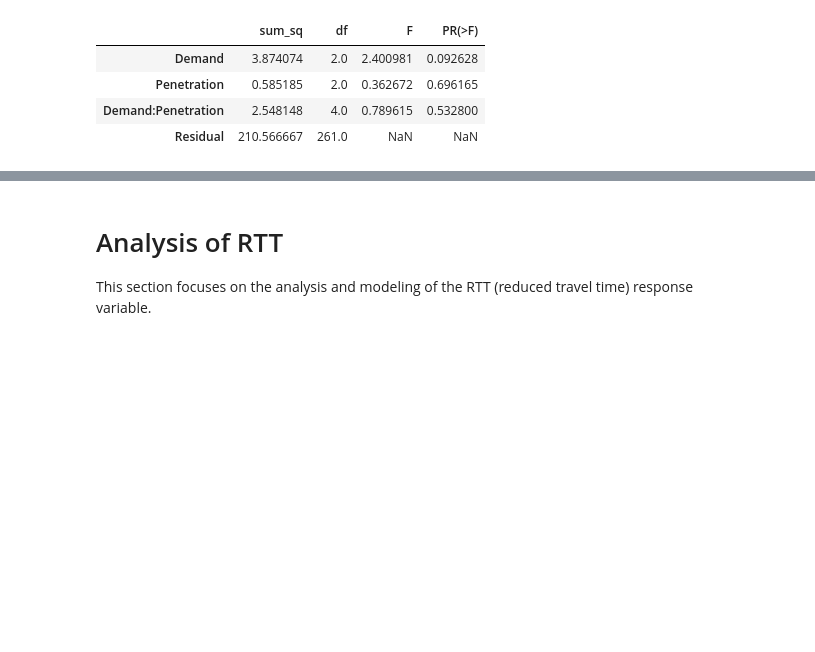
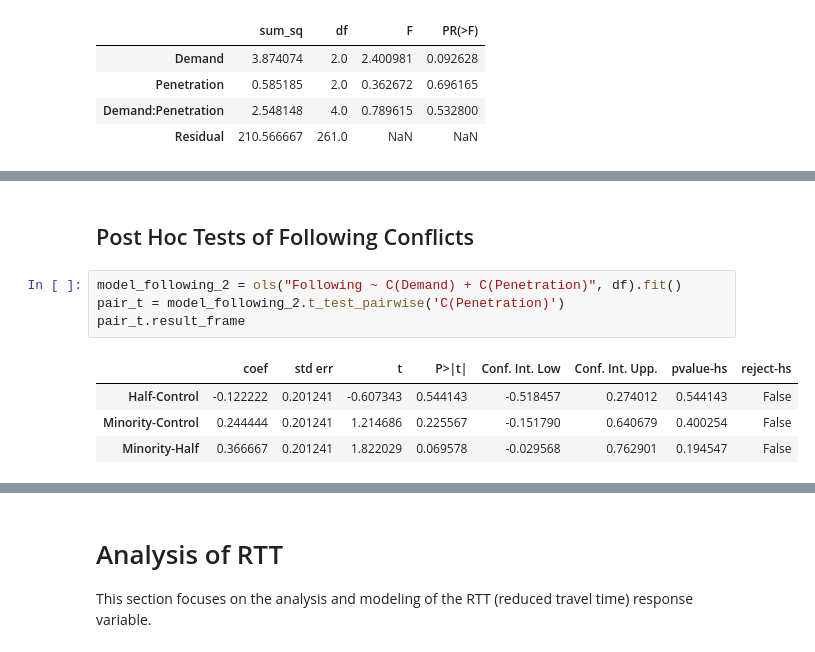
Before and after one commit to DFazekas/thesis_analysis, a Jupyter notebook: Thesis_Analysis.ipynb, the cells around one changed output, grey strips where cells are left out. Saved outputs shown, nothing was run; the diff lists cells and outputs as text; blank space fills up the shorter version.

```diff
--- a/Thesis_Analysis.ipynb
+++ b/Thesis_Analysis.ipynb
@@ -115,0 +152,11 @@ sm.stats.anova_lm(model_crossing, typ=2)
+# %% [markdown]
+## Post Hoc Tests of Following Conflicts
+# %%
+model_following_2 = ols("Following ~ C(Demand) + C(Penetration)", df).fit()
+pair_t = model_following_2.t_test_pairwise('C(Penetration)')
+pair_t.result_frame
+# %% [output]
+|  | coef | std err | t | P>|t| | Conf. Int. Low | Conf. Int. Upp. | pvalue-hs | reject-hs |
+| Half-Control | -0.122222 | 0.201241 | -0.607343 | 0.544143 | -0.518457 | 0.274012 | 0.544143 | False |
+| Minority-Control | 0.244444 | 0.201241 | 1.214686 | 0.225567 | -0.151790 | 0.640679 | 0.400254 | False |
+| Minority-Half | 0.366667 | 0.201241 | 1.822029 | 0.069578 | -0.029568 | 0.762901 | 0.194547 | False |
```
Also changed, not shown: parts of 6 cells of this notebook.
